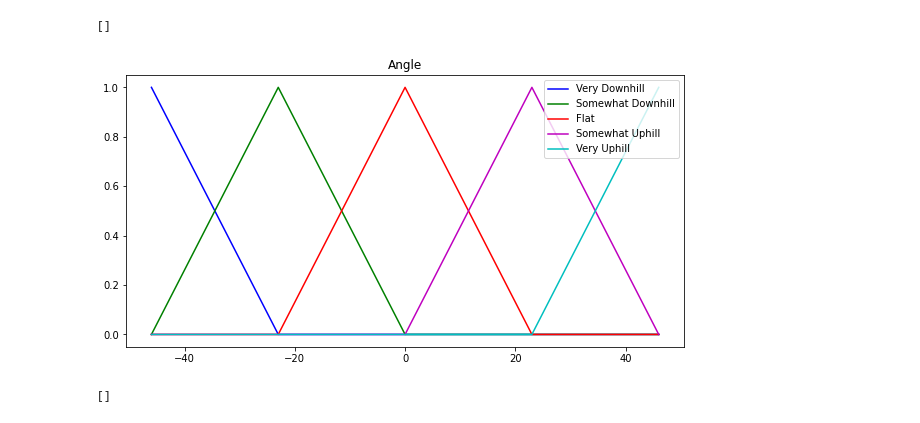
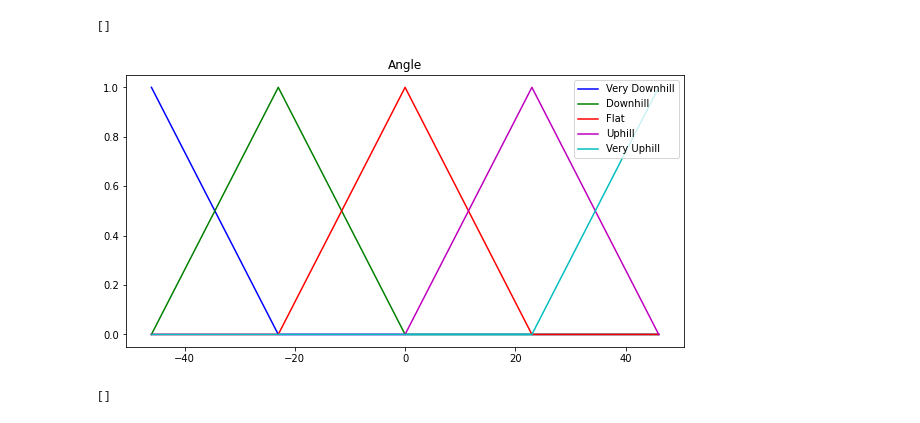
Before and after one commit to rickydodd-deakin/cruise-control, a Jupyter notebook: Fuzzy_Subset_Visualizations.ipynb, the cells around one changed output. Cells and saved outputs as stored; diff of their text form; code cells hidden in the pictures.

```diff
--- a/Fuzzy_Subset_Visualizations.ipynb
+++ b/Fuzzy_Subset_Visualizations.ipynb
@@ -1,36 +1,36 @@
 # %%
 # Leverages numpy, SciKit-Fuzzy, and MatPlotLib
 import numpy as np
 import skfuzzy as fuzz
 import matplotlib.pyplot as plt
 
 # Generate universe variables
 x_angle = np.arange(-46, 47, 1)
 x_speed = np.arange(0, 101, 1)
-x_change = np.arange(-100, 101, 1) # Universe for the consequent
+x_change = np.arange(-50, 51, 1) # Universe for the consequent
 
 # Generate fuzzy membership functions for angle
 angle_vd = fuzz.trimf(x_angle, [-46, -46, -23])
-angle_sd = fuzz.trimf(x_angle, [-46, -23, 0])
+angle_d  = fuzz.trimf(x_angle, [-46, -23, 0])
 angle_f  = fuzz.trimf(x_angle, [-23, 0, 23])
-angle_su = fuzz.trimf(x_angle, [0, 23, 46])
+angle_u  = fuzz.trimf(x_angle, [0, 23, 46])
 angle_vu = fuzz.trimf(x_angle, [23, 46, 46])
 
 # Visualize the universe and membership functions for angle
 fig, ax0 = plt.subplots(figsize=(10, 5))
 
 ax0.plot(x_angle, angle_vd, 'b', linewidth=1.5, label='Very Downhill')
-ax0.plot(x_angle, angle_sd, 'g', linewidth=1.5, label='Somewhat Downhill')
+ax0.plot(x_angle, angle_d, 'g', linewidth=1.5, label='Downhill')
 ax0.plot(x_angle, angle_f,  'r', linewidth=1.5, label='Flat')
-ax0.plot(x_angle, angle_su, 'm', linewidth=1.5, label='Somewhat Uphill')
+ax0.plot(x_angle, angle_u, 'm', linewidth=1.5, label='Uphill')
 ax0.plot(x_angle, angle_vu, 'c', linewidth=1.5, label='Very Uphill')
 ax0.set_title('Angle')
 ax0.legend()
 
 plt.plot()
 # %% [output]
 []
-[figure, old version]
+[figure, new version]
 # %%
 # Generate fuzzy membership functions
 speed_slo = fuzz.trapmf(x_speed, [0, 0, 15, 50])
```
Also changed, not shown: parts of 1 cell of this notebook, 1 other file.
